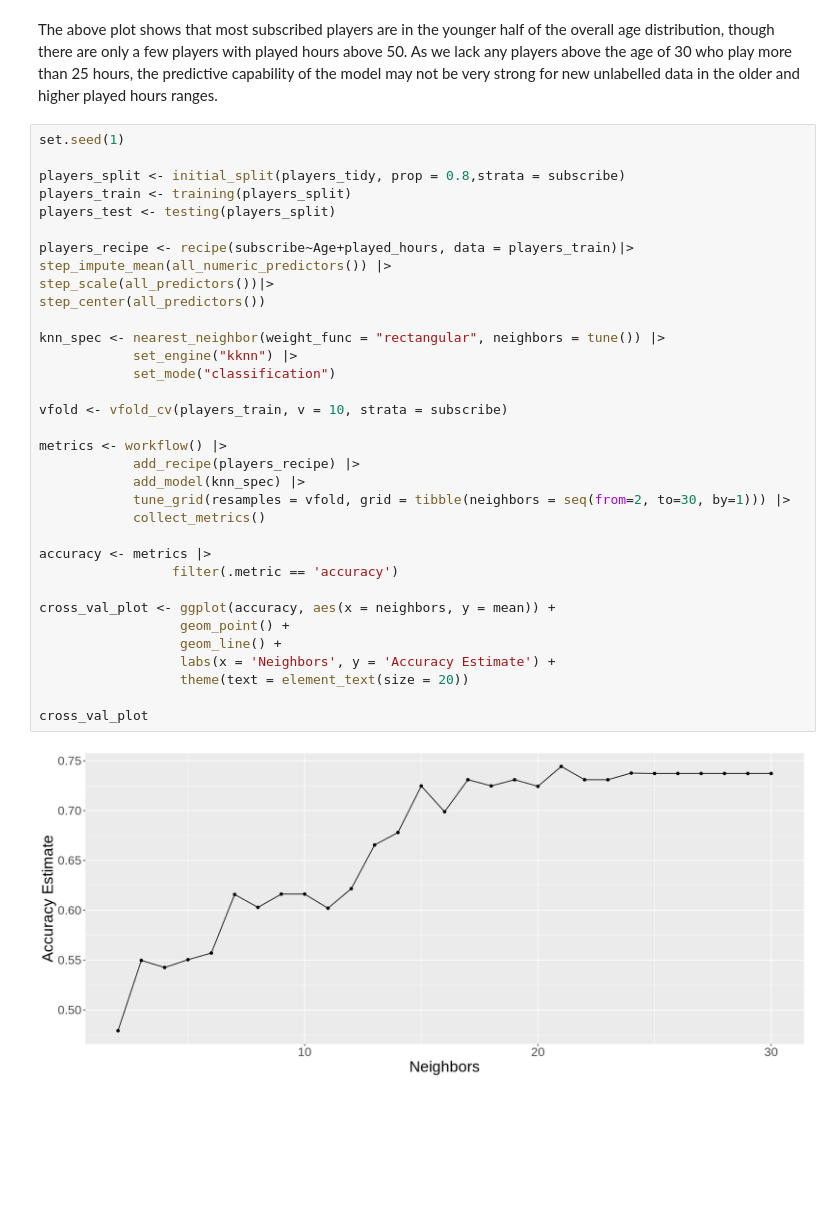
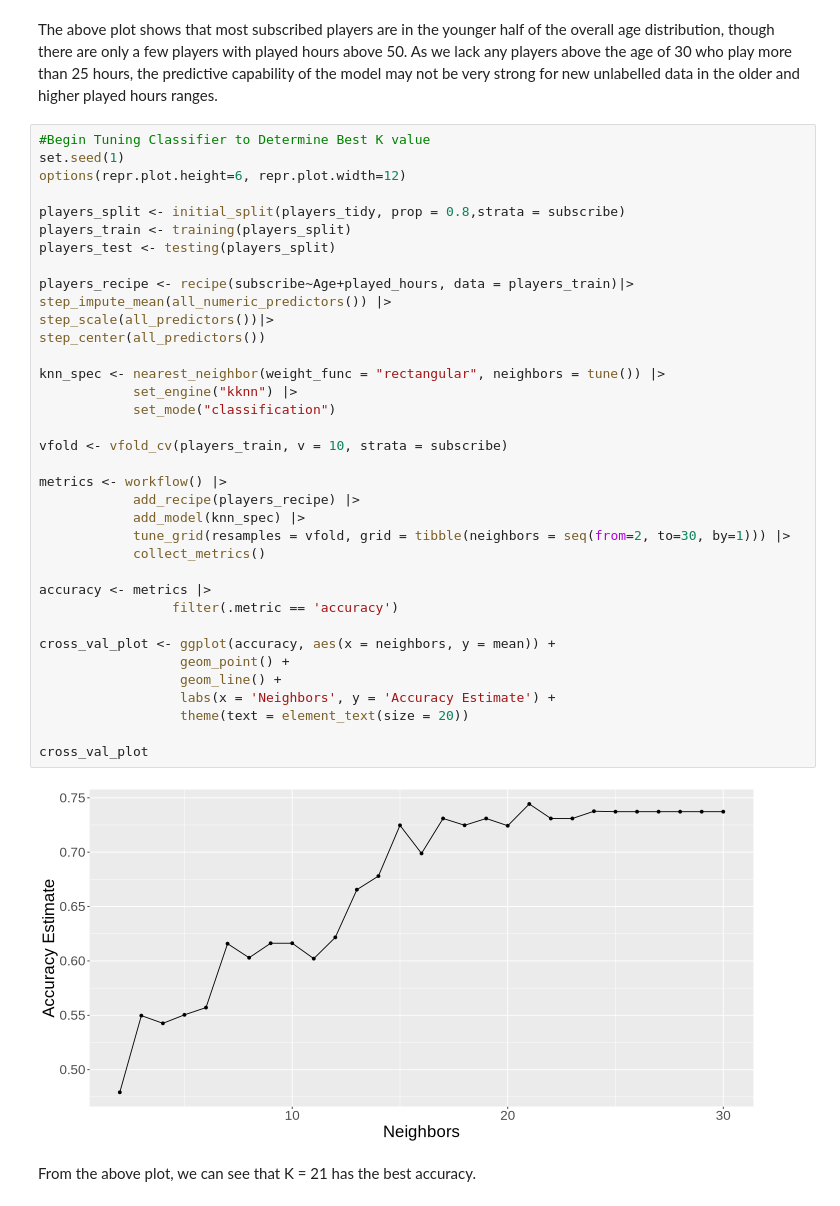
Before and after one commit to beccaphilip/DSCI-100-Group-Project, a Jupyter notebook: Report.ipynb, the cells around one changed output. Saved outputs shown, nothing was run; the diff lists cells and outputs as text; blank space fills up the shorter version.

Commit message:
Finished Classifier
Added markdown explanations between code

```diff
--- a/Report.ipynb
+++ b/Report.ipynb
@@ -175,39 +175,43 @@ Warning message:
 # %% [markdown]
 The above plot shows that most subscribed players are in the younger half of the overall age distribution, though there are only a few players with played hours above 50. As we lack any players above the age of 30 who play more than 25 hours, the predictive capability of the model may not be very strong for new unlabelled data in the older and higher played hours ranges.
 # %%
+#Begin Tuning Classifier to Determine Best K value
 set.seed(1)
+options(repr.plot.height=6, repr.plot.width=12)
 
 players_split <- initial_split(players_tidy, prop = 0.8,strata = subscribe)
 players_train <- training(players_split)
 players_test <- testing(players_split)
 
 players_recipe <- recipe(subscribe~Age+played_hours, data = players_train)|>
 step_impute_mean(all_numeric_predictors()) |>
 step_scale(all_predictors())|>
 step_center(all_predictors())
 
 knn_spec <- nearest_neighbor(weight_func = "rectangular", neighbors = tune()) |>
             set_engine("kknn") |>
             set_mode("classification")
 
 vfold <- vfold_cv(players_train, v = 10, strata = subscribe)
 
 metrics <- workflow() |>
             add_recipe(players_recipe) |>
             add_model(knn_spec) |>
             tune_grid(resamples = vfold, grid = tibble(neighbors = seq(from=2, to=30, by=1))) |>
             collect_metrics()
 
 accuracy <- metrics |>
                  filter(.metric == 'accuracy')
 
 cross_val_plot <- ggplot(accuracy, aes(x = neighbors, y = mean)) +
                   geom_point() +
                   geom_line() +
                   labs(x = 'Neighbors', y = 'Accuracy Estimate') +
                   theme(text = element_text(size = 20))
 
 cross_val_plot
 # %% [output]
-[figure, old version]
+[figure, new version]
+# %% [markdown]
+From the above plot, we can see that K = 21 has the best accuracy.
 # %%
```
Also changed, not shown: parts of 7 cells of this notebook.
